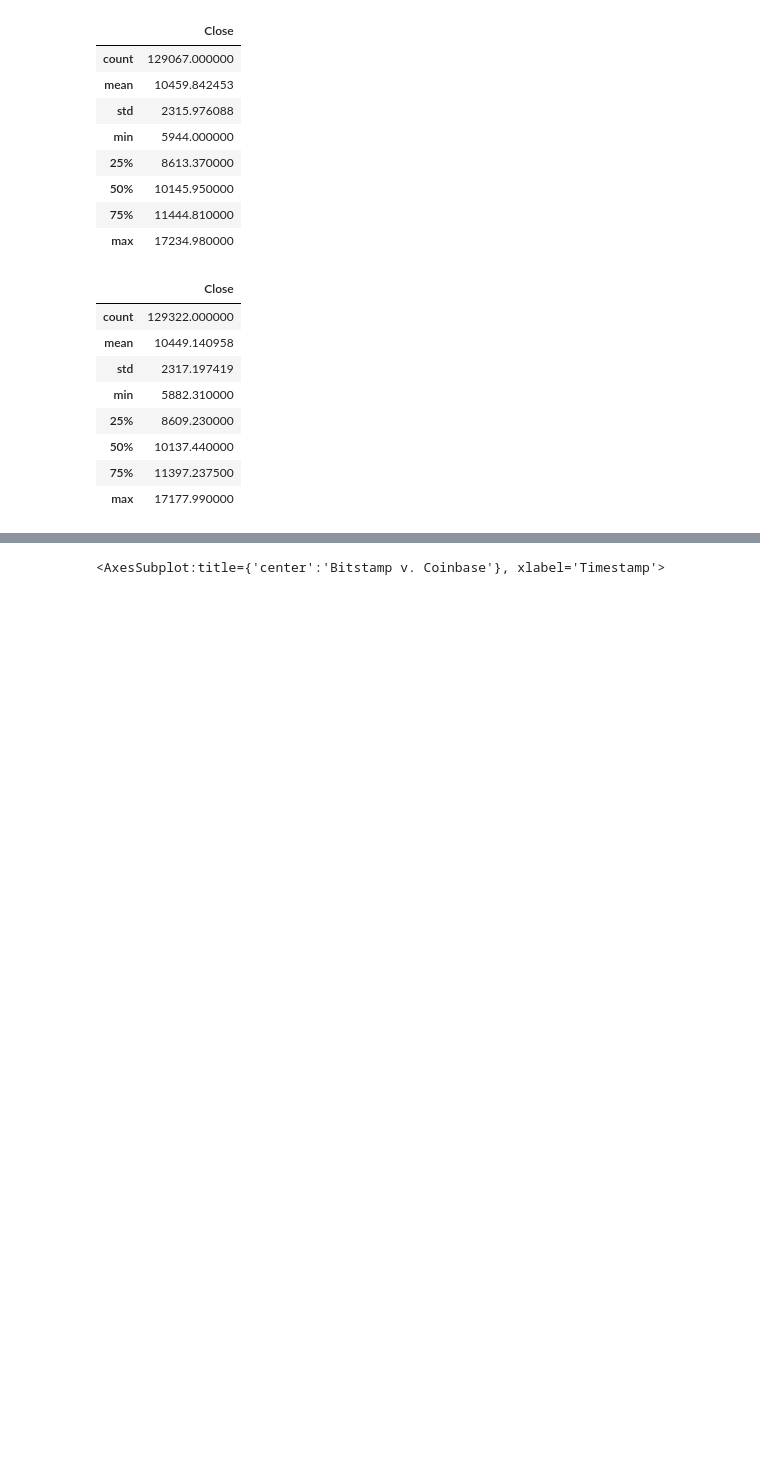
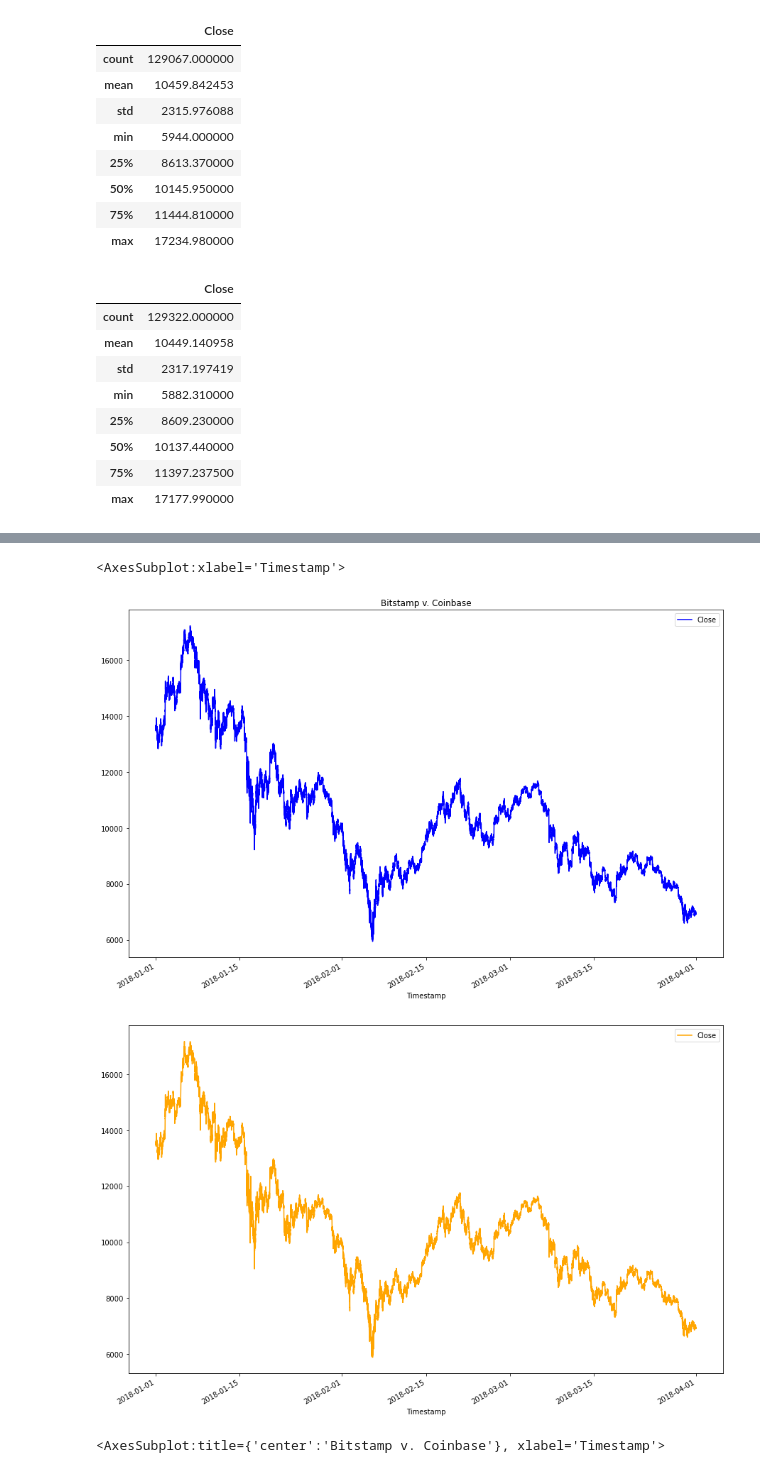
Before and after one commit to YanjunLin-Andrie/Crypto_arbitrage, a Jupyter notebook: crypto_arbitrage.ipynb, the cells around one changed output, grey strips where cells are left out. Cells and saved outputs as stored; diff of their text form; code cells hidden in the pictures; blank space fills up the shorter version.

```diff
--- a/crypto_arbitrage.ipynb
+++ b/crypto_arbitrage.ipynb
@@ -276,3 +273,10 @@ Sort through the time series data associated with the bitstamp and coinbase Data
+# %%
+bitstamp.loc[:,['Close']].plot(legend=True, figsize=(15, 10), title="Bitstamp v. Coinbase", color="blue", label="Bitstamp")
+coinbase.loc[:,['Close']].plot(legend=True, figsize=(15, 10), color="orange", label="Coinbase")
+# %% [output]
+<AxesSubplot:xlabel='Timestamp'>
+[figure, added]
+[figure, added]
 # %%
 # Overlay the visualizations for the bitstamp and coinbase DataFrames in one plot
 # The plot should visualize the prices over the full lenth of the dataset
```
Also changed, not shown: parts of 7 cells of this notebook.
